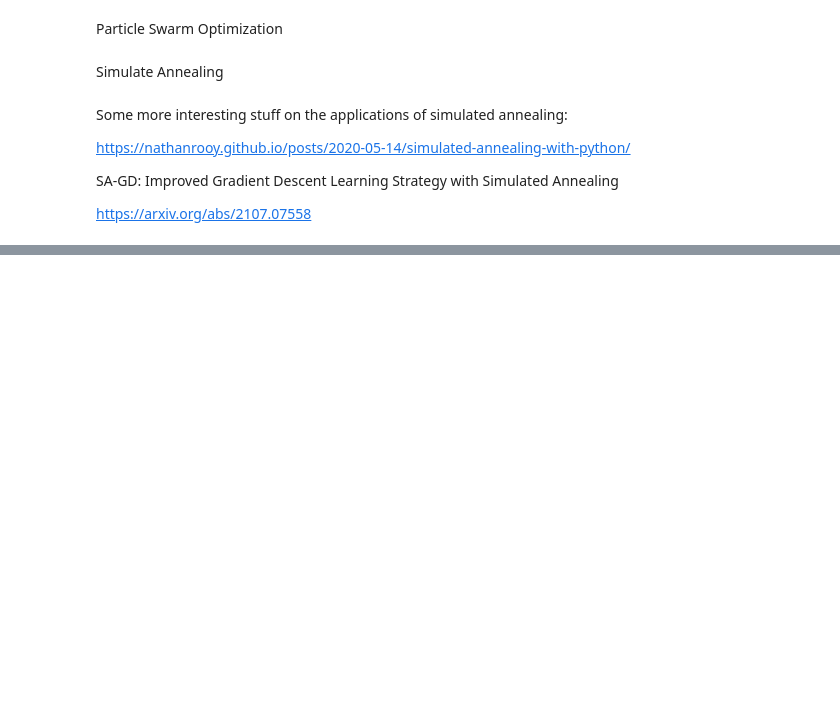
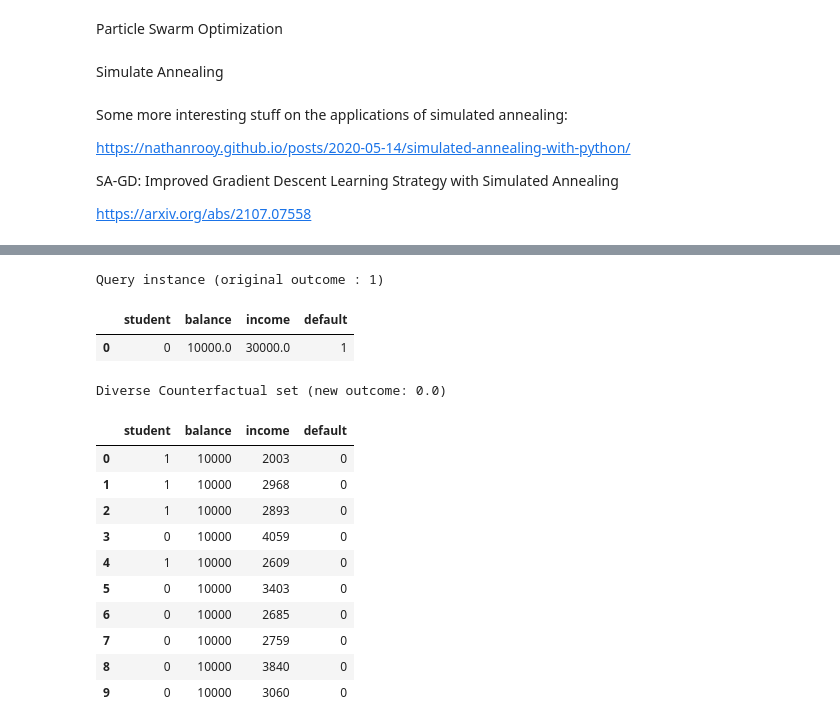
Before and after one commit to Aykan-Hub/ML-AI-Education, a Jupyter notebook: Berkeley/supplemental/Berkeley_tests_1.ipynb, the cells around one changed output, grey strips where cells are left out. Cells and saved outputs as stored; diff of their text form; code cells hidden in the pictures; blank space fills up the shorter version.

```diff
--- a/Berkeley/supplemental/Berkeley_tests_1.ipynb
+++ b/Berkeley/supplemental/Berkeley_tests_1.ipynb
@@ -1987,0 +2237,30 @@ https://arxiv.org/abs/2107.07558
+# %%
+#using our own query
+query = pd.DataFrame([{"student": 0,
+                       "balance": 10000,
+                       "income": 30000}])
+# %%
+# restrict income to 2000 - 5000, vary student
+e4 = exp.generate_counterfactuals(query,
+                             total_CFs = 10,
+                             desired_class = "opposite",
+                             features_to_vary = ['income', 'student'],
+                             permitted_range = {'income': [2000, 5000]})
+
+e4.visualize_as_dataframe()
+# %% [output]
+Query instance (original outcome : 1)
+|  | student | balance | income | default |
+| 0 | 0 | 10000.0 | 30000.0 | 1 |
+Diverse Counterfactual set (new outcome: 0.0)
+|  | student | balance | income | default |
+| 0 | 1 | 10000 | 2003 | 0 |
+| 1 | 1 | 10000 | 2968 | 0 |
+| 2 | 1 | 10000 | 2893 | 0 |
+| 3 | 0 | 10000 | 4059 | 0 |
+| 4 | 1 | 10000 | 2609 | 0 |
+| 5 | 0 | 10000 | 3403 | 0 |
+| 6 | 0 | 10000 | 2685 | 0 |
+| 7 | 0 | 10000 | 2759 | 0 |
+| 8 | 0 | 10000 | 3840 | 0 |
+| 9 | 0 | 10000 | 3060 | 0 |
```
Also changed, not shown: parts of 43 cells of this notebook, 28 other files.
